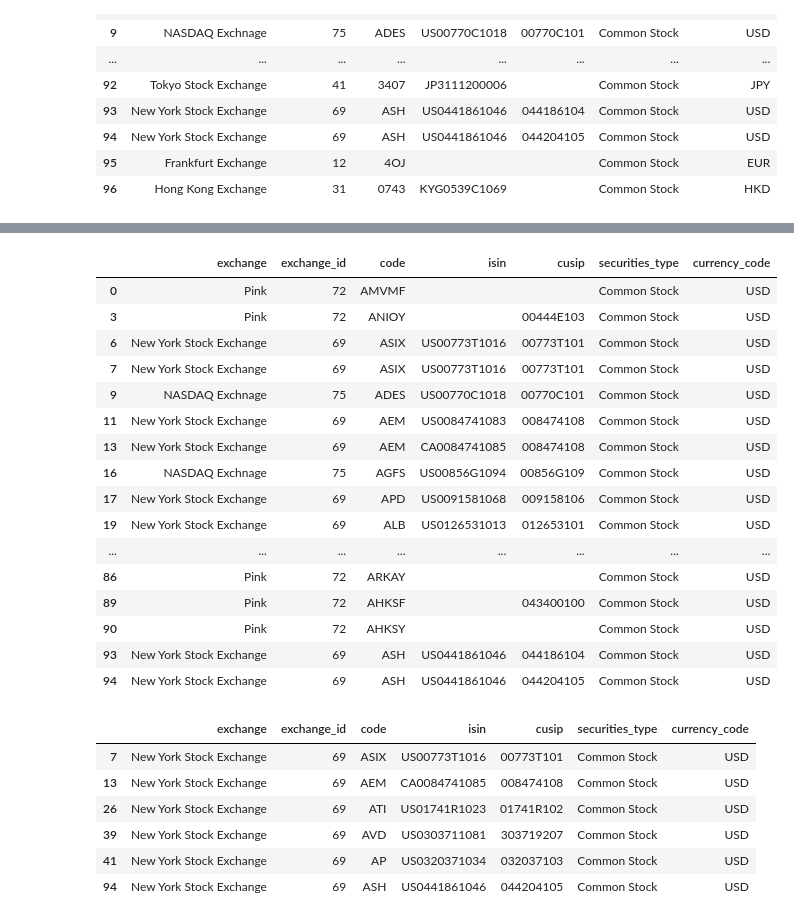
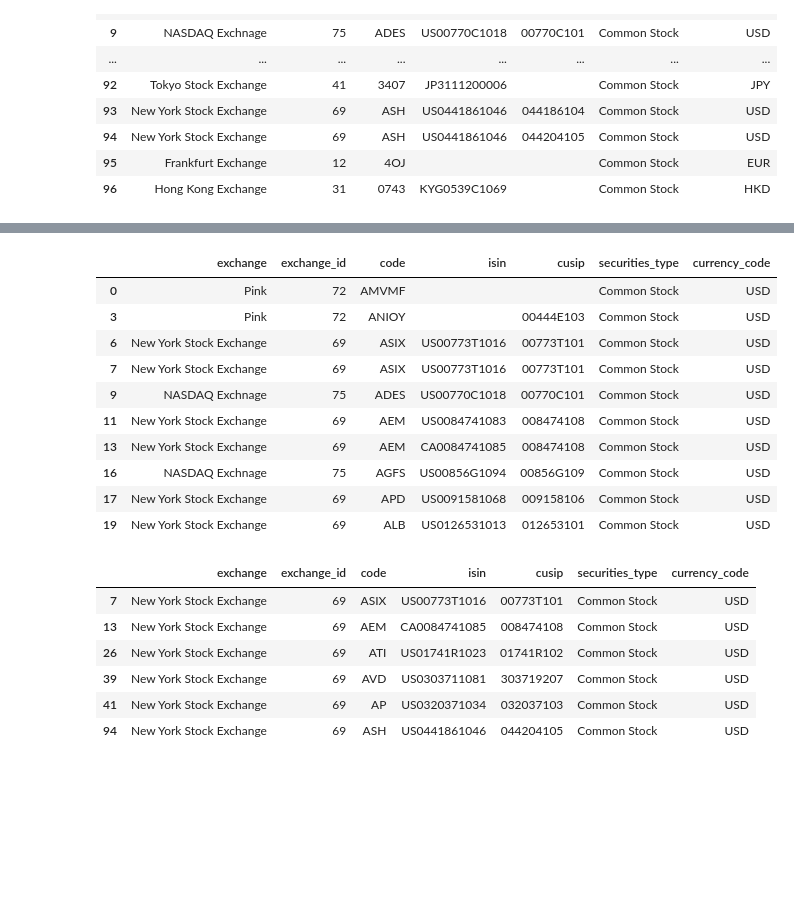
Before and after one commit to Jenkir/Materials-GICsector-EDA, a Jupyter notebook: materials-parse1.ipynb, the cells around one changed output, grey strips where cells are left out. Saved outputs shown, nothing was run; the diff lists cells and outputs as text; code cells hidden in the pictures; blank space fills up the shorter version.

```diff
--- a/materials-parse1.ipynb
+++ b/materials-parse1.ipynb
@@ -269,27 +277,21 @@ NameError: name 'df_securities' is not defined
 # %%
-exchanges = ['New York Stock Exchange',"NASDAQ Exchange", "NASDAQ Exchnage"]
+exchanges = ['New York Stock Exchange', "NASDAQ Exchnage"]
 
-mask = df_securities_US['exchange'].isin
+mask = df_securities['exchange'].isin
 df_securities_US = df_securities.loc[df_securities['currency_code'] == "USD"]
 df_securities_US.head(10)
 # %% [output]
 |  | exchange | exchange_id | code | isin | cusip | securities_type | currency_code |
 | 0 | Pink | 72 | AMVMF |  |  | Common Stock | USD |
 | 3 | Pink | 72 | ANIOY |  | 00444E103 | Common Stock | USD |
 | 6 | New York Stock Exchange | 69 | ASIX | US00773T1016 | 00773T101 | Common Stock | USD |
 | 7 | New York Stock Exchange | 69 | ASIX | US00773T1016 | 00773T101 | Common Stock | USD |
 | 9 | NASDAQ Exchnage | 75 | ADES | US00770C1018 | 00770C101 | Common Stock | USD |
 | 11 | New York Stock Exchange | 69 | AEM | US0084741083 | 008474108 | Common Stock | USD |
 | 13 | New York Stock Exchange | 69 | AEM | CA0084741085 | 008474108 | Common Stock | USD |
 | 16 | NASDAQ Exchnage | 75 | AGFS | US00856G1094 | 00856G109 | Common Stock | USD |
 | 17 | New York Stock Exchange | 69 | APD | US0091581068 | 009158106 | Common Stock | USD |
 | 19 | New York Stock Exchange | 69 | ALB | US0126531013 | 012653101 | Common Stock | USD |
-| ... | ... | ... | ... | ... | ... | ... | ... |
-| 86 | Pink | 72 | ARKAY |  |  | Common Stock | USD |
-| 89 | Pink | 72 | AHKSF |  | 043400100 | Common Stock | USD |
-| 90 | Pink | 72 | AHKSY |  |  | Common Stock | USD |
-| 93 | New York Stock Exchange | 69 | ASH | US0441861046 | 044186104 | Common Stock | USD |
-| 94 | New York Stock Exchange | 69 | ASH | US0441861046 | 044204105 | Common Stock | USD |
 # %%
 # select any duplicate rows
 dupes = df_securities_US[df_securities_US.duplicated("code")]
```
Also changed, not shown: parts of 16 cells of this notebook, 29 other files.
